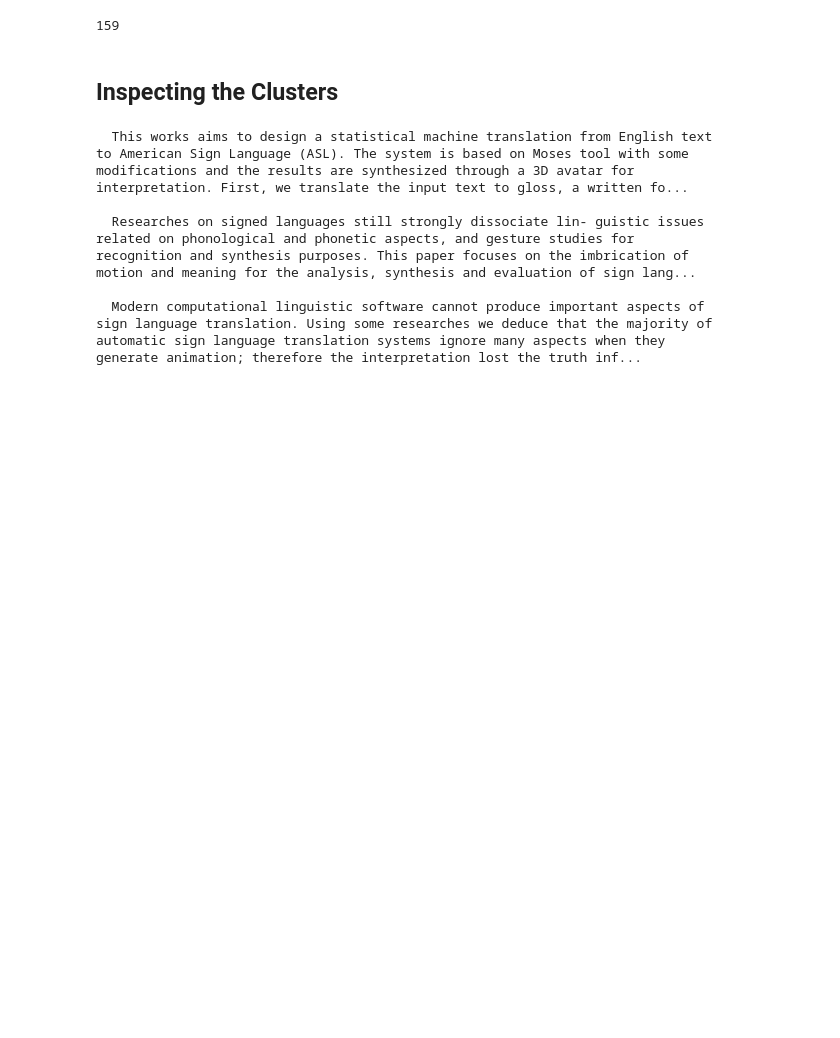
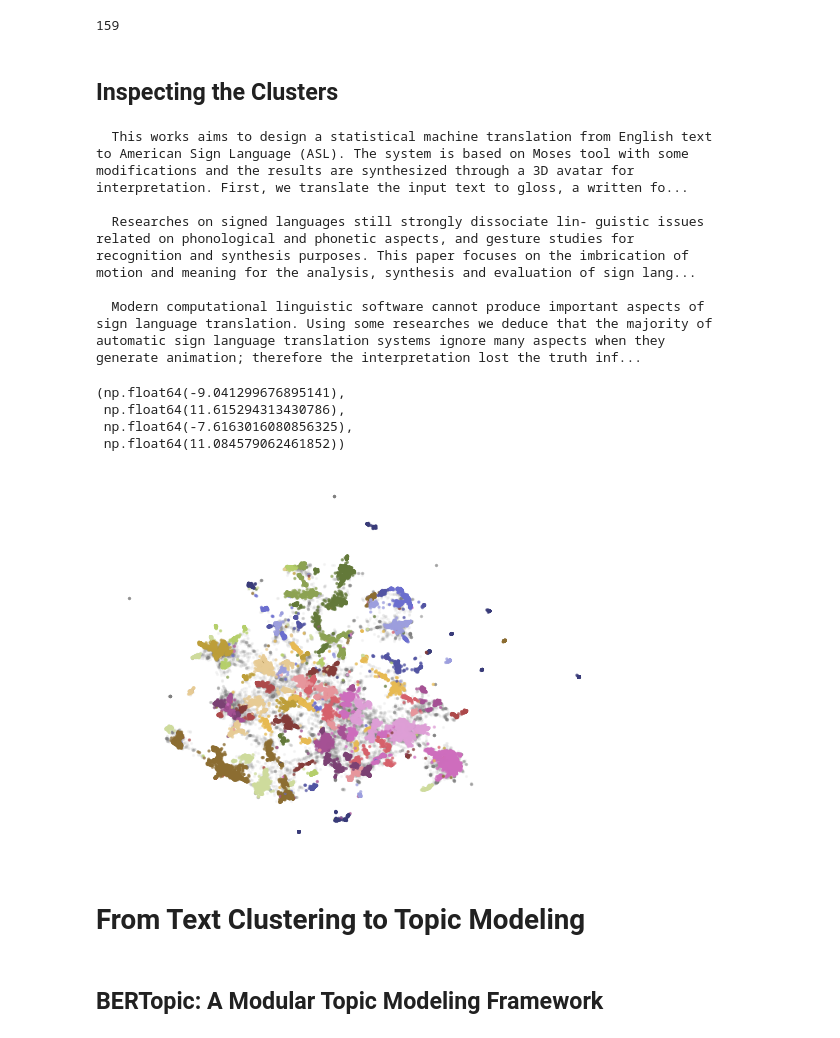
Before and after one commit to satyamvishwakarma-dev/Hands_on_LLM, a Jupyter notebook: chapter_5/ch05.ipynb, the cells around one changed output. Drawn from its saved outputs; the diff is of its cells as text; code cells hidden in the pictures; blank space fills up the shorter version.

```diff
--- a/chapter_5/ch05.ipynb
+++ b/chapter_5/ch05.ipynb
@@ -95,3 +104,40 @@ motion and meaning for the analysis, synthesis and evaluation of sign lang...
 sign language translation. Using some researches we deduce that the majority of
 automatic sign language translation systems ignore many aspects when they
 generate animation; therefore the interpretation lost the truth inf...
+# %%
+import pandas as pd
+
+# Reduce 384-dimensional embeddings to 2 dimensions for easier visualization
+reduced_embeddings = UMAP(
+    n_components=2, min_dist=0.0, metric='cosine', random_state=42
+).fit_transform(embeddings)
+
+# Create dataframe
+df = pd.DataFrame(reduced_embeddings, columns=["x", "y"])
+df["title"] = titles
+df["cluster"] = [str(c) for c in clusters]
+
+# Select outliers and non-outliers (clusters)
+clusters_df = df.loc[df.cluster != "-1", :]
+outliers_df = df.loc[df.cluster == "-1", :]
+# %%
+import matplotlib.pyplot as plt
+
+# Plot outliers and non-outliers seperately
+plt.scatter(outliers_df.x, outliers_df.y, alpha=0.05, s=2, c="grey")
+plt.scatter(
+    clusters_df.x, clusters_df.y, c=clusters_df.cluster.astype(int),
+    alpha=0.6, s=2, cmap='tab20b'
+)
+plt.axis('off')
+# plt.savefig("matplotlib.png", dpi=300)  # Uncomment to save the graph as a .png
+# %% [output]
+(np.float64(-9.041299676895141),
+ np.float64(11.615294313430786),
+ np.float64(-7.6163016080856325),
+ np.float64(11.084579062461852))
+[figure, added]
+# %% [markdown]
+# From Text Clustering to Topic Modeling
+# %% [markdown]
+## BERTopic: A Modular Topic Modeling Framework
```
Also changed, not shown: parts of 3 cells of this notebook.
